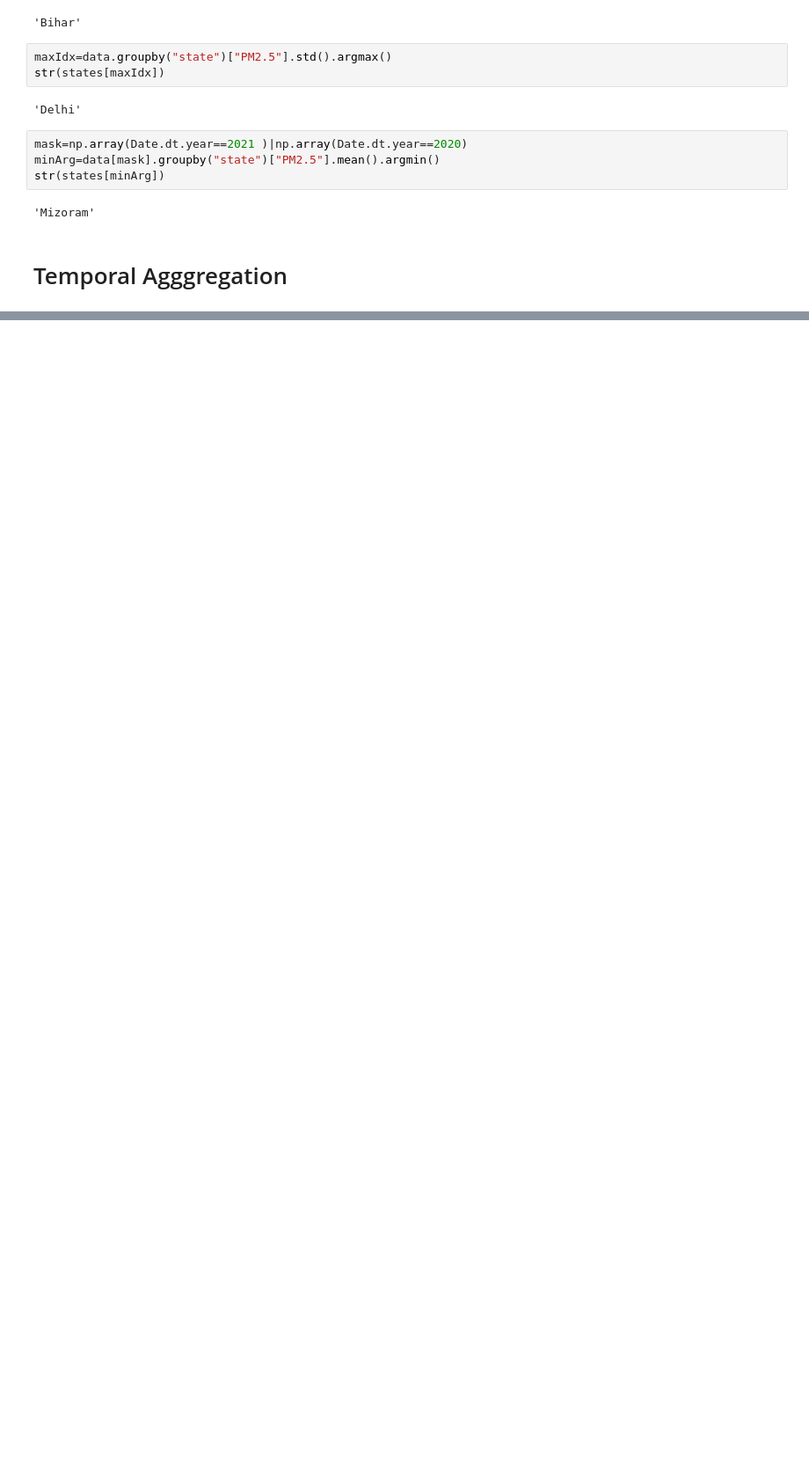
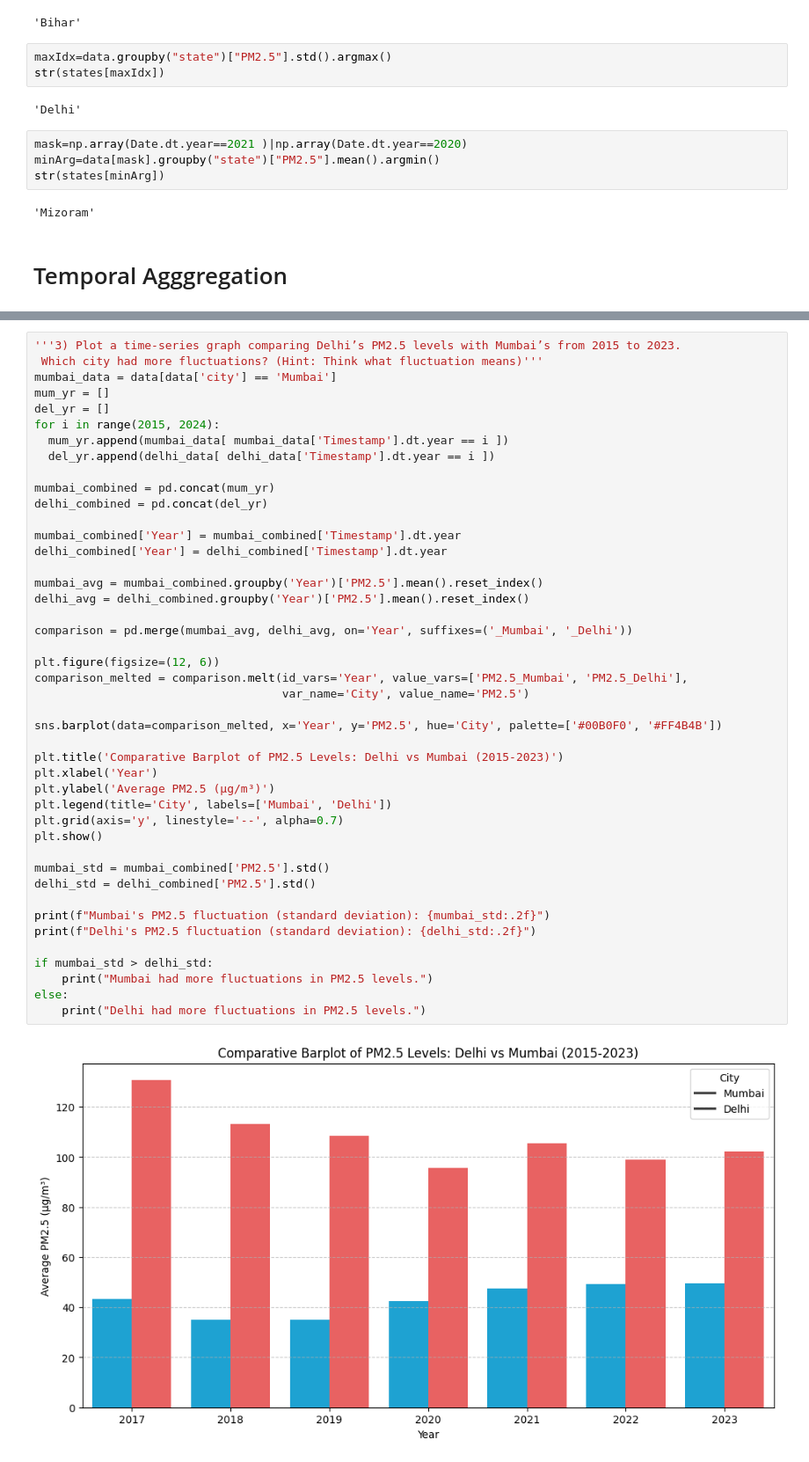
Before and after one commit to ishaank17/PSDV-Grp-ES-114-, a Jupyter notebook: Lab3/Lab3.ipynb, the cells around one changed output, grey strips where cells are left out. Shown at 88% size. Cells and saved outputs as stored; diff of their text form; blank space fills up the shorter version.

```diff
--- a/Lab3/Lab3.ipynb
+++ b/Lab3/Lab3.ipynb
@@ -70,0 +199,46 @@ np.float64(nan)
+# %%
+'''3) Plot a time-series graph comparing Delhi’s PM2.5 levels with Mumbai’s from 2015 to 2023.
+ Which city had more fluctuations? (Hint: Think what fluctuation means)'''
+mumbai_data = data[data['city'] == 'Mumbai']
+mum_yr = []
+del_yr = []
+for i in range(2015, 2024):
+  mum_yr.append(mumbai_data[ mumbai_data['Timestamp'].dt.year == i ])
+  del_yr.append(delhi_data[ delhi_data['Timestamp'].dt.year == i ])
+
+mumbai_combined = pd.concat(mum_yr)
+delhi_combined = pd.concat(del_yr)
+
+mumbai_combined['Year'] = mumbai_combined['Timestamp'].dt.year
+delhi_combined['Year'] = delhi_combined['Timestamp'].dt.year
+
+mumbai_avg = mumbai_combined.groupby('Year')['PM2.5'].mean().reset_index()
+delhi_avg = delhi_combined.groupby('Year')['PM2.5'].mean().reset_index()
+
+comparison = pd.merge(mumbai_avg, delhi_avg, on='Year', suffixes=('_Mumbai', '_Delhi'))
+
+plt.figure(figsize=(12, 6))
+comparison_melted = comparison.melt(id_vars='Year', value_vars=['PM2.5_Mumbai', 'PM2.5_Delhi'],
+                                    var_name='City', value_name='PM2.5')
+
+sns.barplot(data=comparison_melted, x='Year', y='PM2.5', hue='City', palette=['#00B0F0', '#FF4B4B'])
+
+plt.title('Comparative Barplot of PM2.5 Levels: Delhi vs Mumbai (2015-2023)')
+plt.xlabel('Year')
+plt.ylabel('Average PM2.5 (µg/m³)')
+plt.legend(title='City', labels=['Mumbai', 'Delhi'])
+plt.grid(axis='y', linestyle='--', alpha=0.7)
+plt.show()
+
+mumbai_std = mumbai_combined['PM2.5'].std()
+delhi_std = delhi_combined['PM2.5'].std()
+
+print(f"Mumbai's PM2.5 fluctuation (standard deviation): {mumbai_std:.2f}")
+print(f"Delhi's PM2.5 fluctuation (standard deviation): {delhi_std:.2f}")
+
+if mumbai_std > delhi_std:
+    print("Mumbai had more fluctuations in PM2.5 levels.")
+else:
+    print("Delhi had more fluctuations in PM2.5 levels.")
+# %% [output]
+[figure, added]
```
Also changed, not shown: parts of 16 cells of this notebook.
